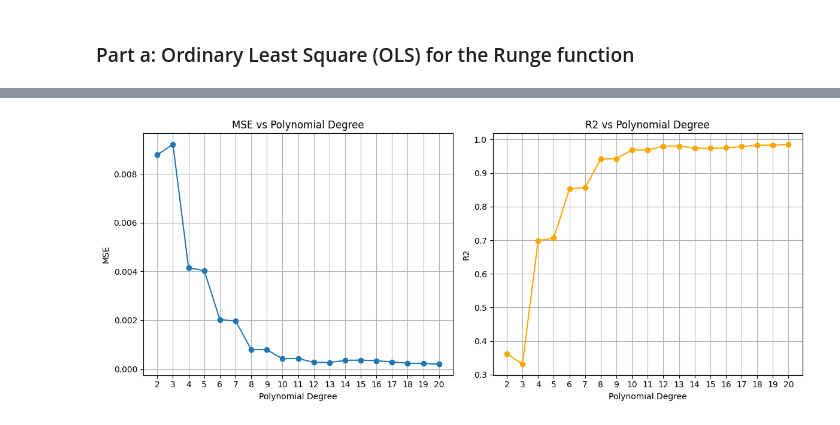
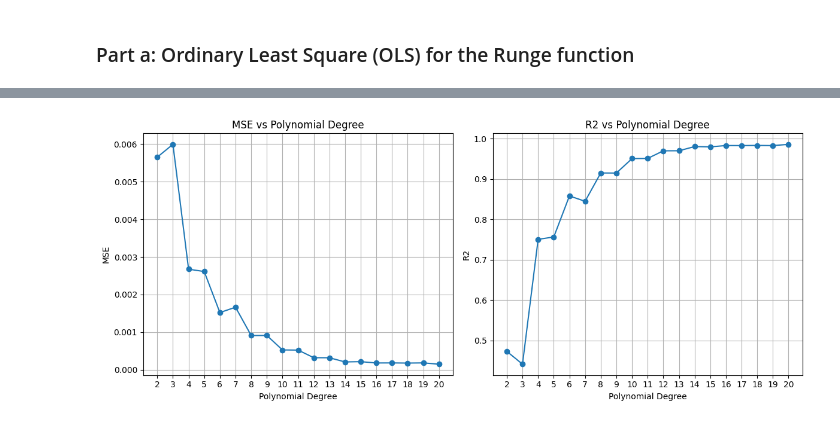
Before and after one commit to HeineEH/FYS-STK3155-4155_Project1, a Jupyter notebook: code/project_1.ipynb, the cells around one changed output, grey strips where cells are left out. Saved outputs shown, nothing was run; the diff lists cells and outputs as text; code cells hidden in the pictures.

```diff
--- a/code/project_1.ipynb
+++ b/code/project_1.ipynb
@@ -76,24 +83,27 @@ for p in polynomial_degrees:
 # %%
 # Plot the MSE and R2 values
-plt.figure(figsize=(12, 5))
+
+mse_values,r2_values = MSE_and_R2(x,polynomial_degrees)
+
+plt.figure(figsize=(12,5))
 
 plt.subplot(1, 2, 1)
 plt.plot(polynomial_degrees, mse_values, marker='o')
 plt.title('MSE vs Polynomial Degree')
 plt.xlabel('Polynomial Degree')
 plt.ylabel('MSE')
 plt.xticks(polynomial_degrees)
 plt.grid()
 
 plt.subplot(1, 2, 2)
-plt.plot(polynomial_degrees, r2_values, marker='o', color='orange')
+plt.plot(polynomial_degrees, r2_values, marker='o')
 plt.title('R2 vs Polynomial Degree')
 plt.xlabel('Polynomial Degree')
 plt.ylabel('R2')
 plt.xticks(polynomial_degrees)
 plt.grid()
 
 plt.tight_layout()
 plt.show()
 # %% [output]
-[figure, old version]
+[figure, new version]
```
Also changed, not shown: parts of 5 cells of this notebook.
